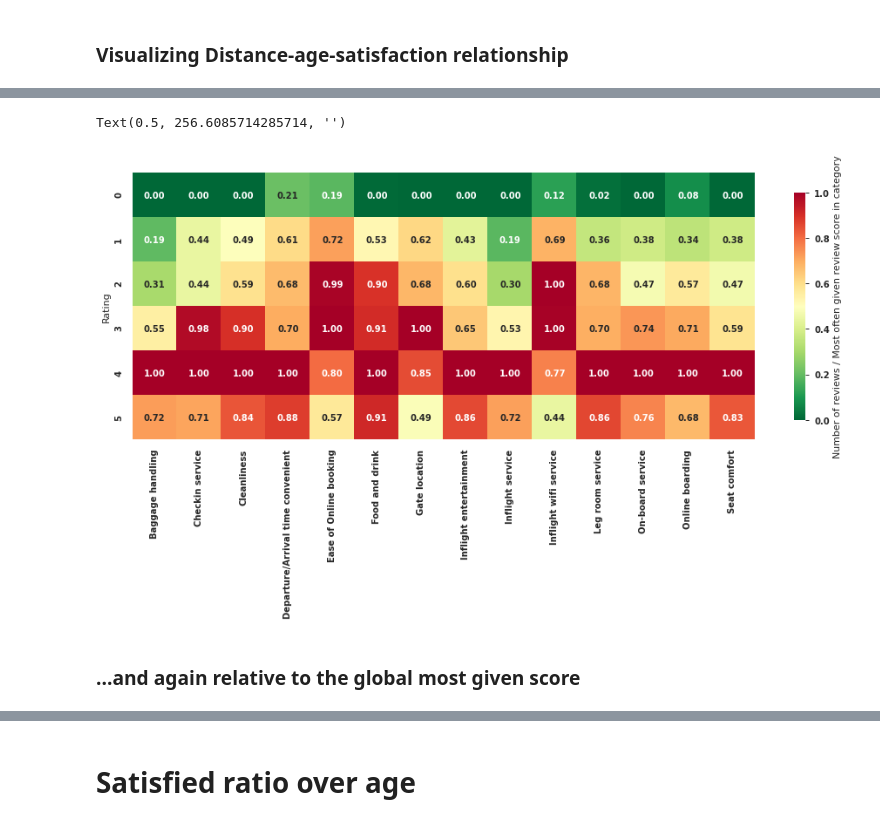
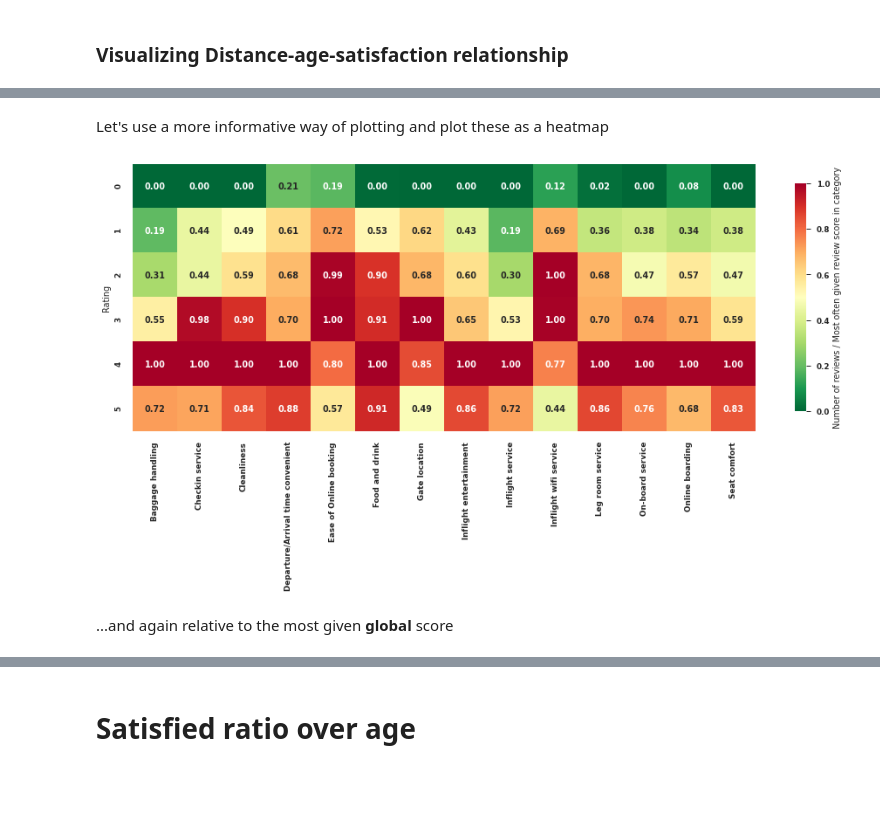
Before and after one commit to n1oftheabove/visualizing-real-world-data-project, a Jupyter notebook: airline_satisfaction.ipynb, the cells around one changed output, grey strips where cells are left out. Cells and saved outputs as stored; diff of their text form; code cells hidden in the pictures; blank space fills up the shorter version.

```diff
--- a/airline_satisfaction.ipynb
+++ b/airline_satisfaction.ipynb
@@ -5,10 +5,11 @@ import matplotlib.pyplot as plt
 import seaborn as sns
 from matplotlib import rc
 
-#import sklearn.linear_model as lm
-#import sklearn.metrics as metrics
-
 import statsmodels.api as sm
 
 import pandas_profiling
 %matplotlib inline
+
+# Set seaborn plot style
+sns.set_style("dark")
+sns.set_context("paper")
@@ -161,7 +137,7 @@ df.head()
 # %% [markdown]
 ### Norming departure and arrival delay
 # %%
-df['Departure Delay in Minutes'] = df['Departure Delay in Minutes']/df['Departure Delay in Minutes'].max()
-df['Arrival Delay in Minutes'] = df['Arrival Delay in Minutes']/df['Arrival Delay in Minutes'].max()
+# df['Departure Delay in Minutes'] = df['Departure Delay in Minutes']/df['Departure Delay in Minutes'].max()
+# df['Arrival Delay in Minutes'] = df['Arrival Delay in Minutes']/df['Arrival Delay in Minutes'].max()
 # %% [markdown]
 # 2. EDA
@@ -358,6 +349,17 @@ df_piv = df.drop(['id',
                 )
 
 data=pd.melt(df_piv, id_vars=['Is Gender Male'])
+data['Is Gender Male'] = data['Is Gender Male'].map({1: 'Male', 0:'Female'})
+data = data.rename(columns={'Is Gender Male': 'Gender'})
 
-df_rating_count = data.groupby(['variable', 'value']).agg({'value':'count'})
-df_rating_count = df_rating_count.reset_index(level=0).rename(columns={'value':'count'}).reset_index(level=0)
+fig, ax = plt.subplots(figsize=(16,10))
+
+sns.barplot(x="variable",
+            y="value",
+            hue="Gender",
+            data=data,
+            palette="muted",
+            ax=ax,
+            estimator=np.mean,
+           )
+_ = ax.set_xticklabels(labels=ax.get_xticklabels(),rotation=65, horizontalalignment='right')
@@ -392,34 +389,29 @@ g.set_xticklabels(rotation=90)
+# %% [markdown]
+Let's use a more informative way of plotting and plot these as a heatmap
 # %%
 df_rating_pvt = df_rating_count.pivot(values='count', columns='variable', index='value').fillna(0).astype(int)
 
 df_rating_pvt = df_rating_pvt / df_rating_pvt.max()
 
 f, ax = plt.subplots(figsize=(16, 12))
 ax = sns.heatmap(df_rating_pvt,
                  square=True,
                  cmap='RdYlGn_r',
                  annot=True,
                  fmt='.2f',
-                 #fmt='d',
                  cbar=True,
                  cbar_kws={'shrink':.4,
                           'label': 'Number of reviews / Most often given review score in category',
                           'format': '%.1f',
                           }
-
-#                 cbar_kws={'shrink':.4,
-#                          'label': 'Count of votes',
-#                          'format': '%.E',
-#                          }
                     )
 
-ax.set_ylabel('Rating')
-ax.set_xlabel('')
+_ = ax.set_ylabel('Rating')
+_ = ax.set_xlabel('')
 # %% [output]
-Text(0.5, 256.6085714285714, '')
-[figure, old version]
+[figure, new version]
 # %% [markdown]
-### ...and again relative to the global most given score
+...and again relative to the most given **global** score
 # %%
 df_rating_pvt = df_rating_count.pivot(values='count', columns='variable', index='value').fillna(0).astype(int)
 
```
Also changed, not shown: parts of 82 cells of this notebook.
